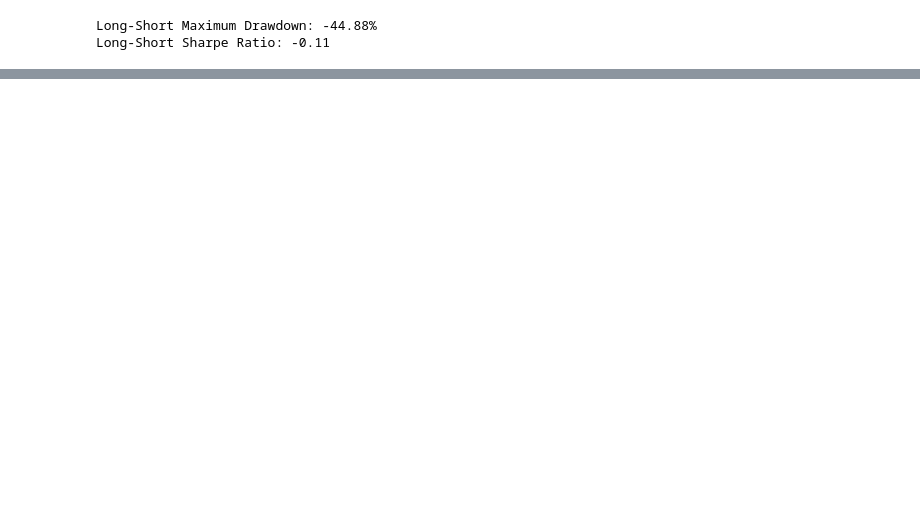
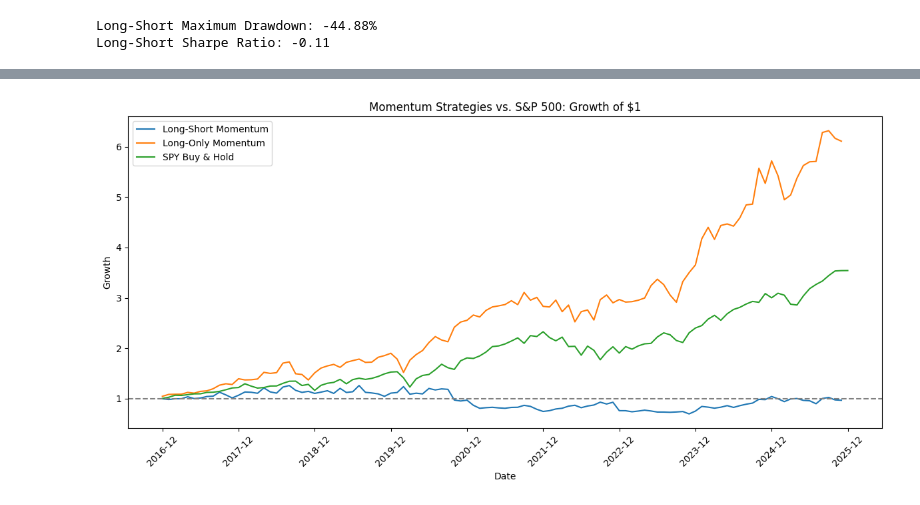
Before and after one commit to Caden-Ramsey/momentum-factor-model, a Jupyter notebook: momentum.ipynb, the cells around one changed output, grey strips where cells are left out. Saved outputs shown, nothing was run; the diff lists cells and outputs as text; code cells hidden in the pictures; blank space fills up the shorter version.

```diff
--- a/momentum.ipynb
+++ b/momentum.ipynb
@@ -253,0 +293,17 @@ Long-Only Max Drawdown: -20.83%
+# %%
+# All three plots, together.
+plt.figure(figsize=(12,6))
+plt.plot(cumulative_return.index.astype(str), cumulative_return.values, label="Long-Short Momentum")
+plt.plot(long_only_cumulative.index.astype(str), long_only_cumulative.values, label="Long-Only Momentum")
+plt.plot(spy_cumulative.index.astype(str), spy_cumulative.values, label="SPY Buy & Hold")
+plt.axhline(y=1, color='gray', linestyle='--')
+plt.title("Momentum Strategies vs. S&P 500: Growth of $1")
+plt.xticks(cumulative_return.index.astype(str)[::12], rotation=45)
+plt.xlabel("Date")
+plt.ylabel("Growth")
+plt.legend()
+plt.tight_layout()
+plt.savefig("charts/momentum_vs_spy.png")
+plt.show()
+# %% [output]
+[figure, added]
```
Also changed, not shown: parts of 7 cells of this notebook, 4 other files.
